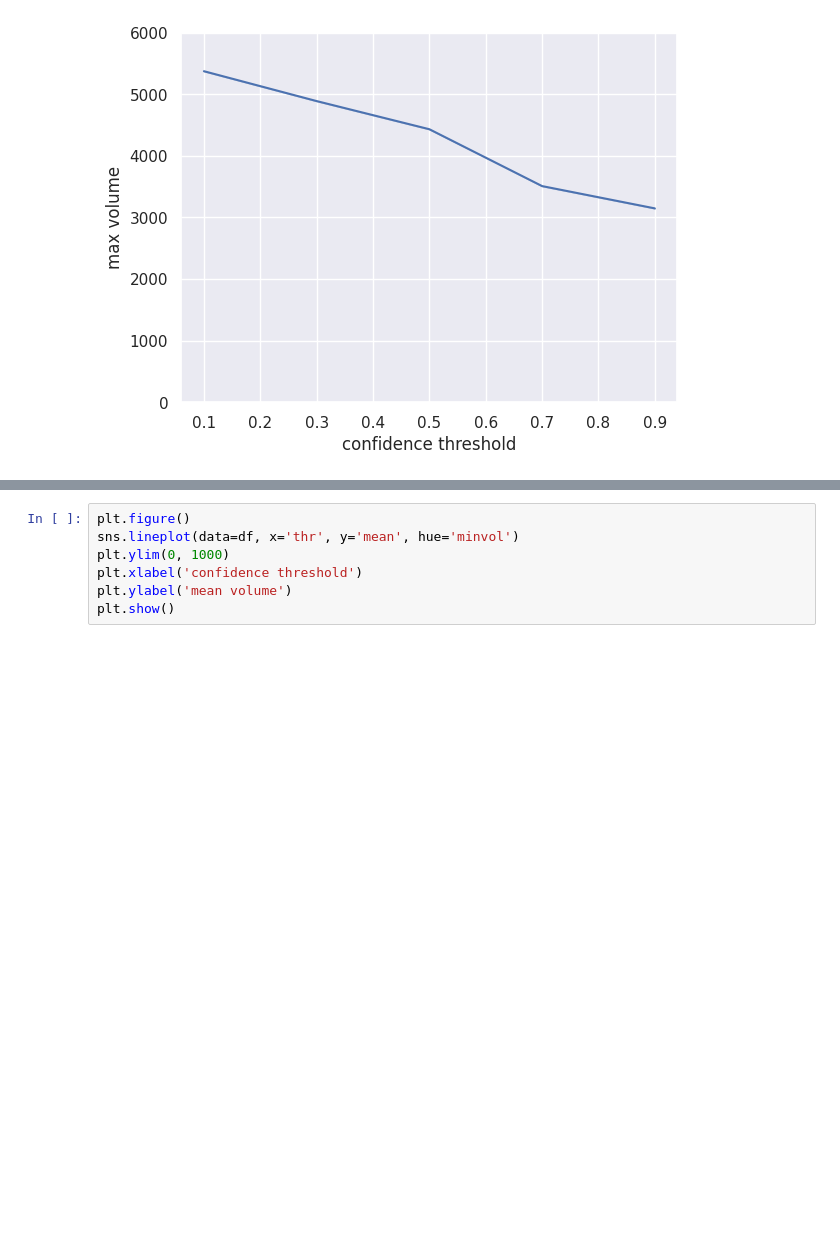
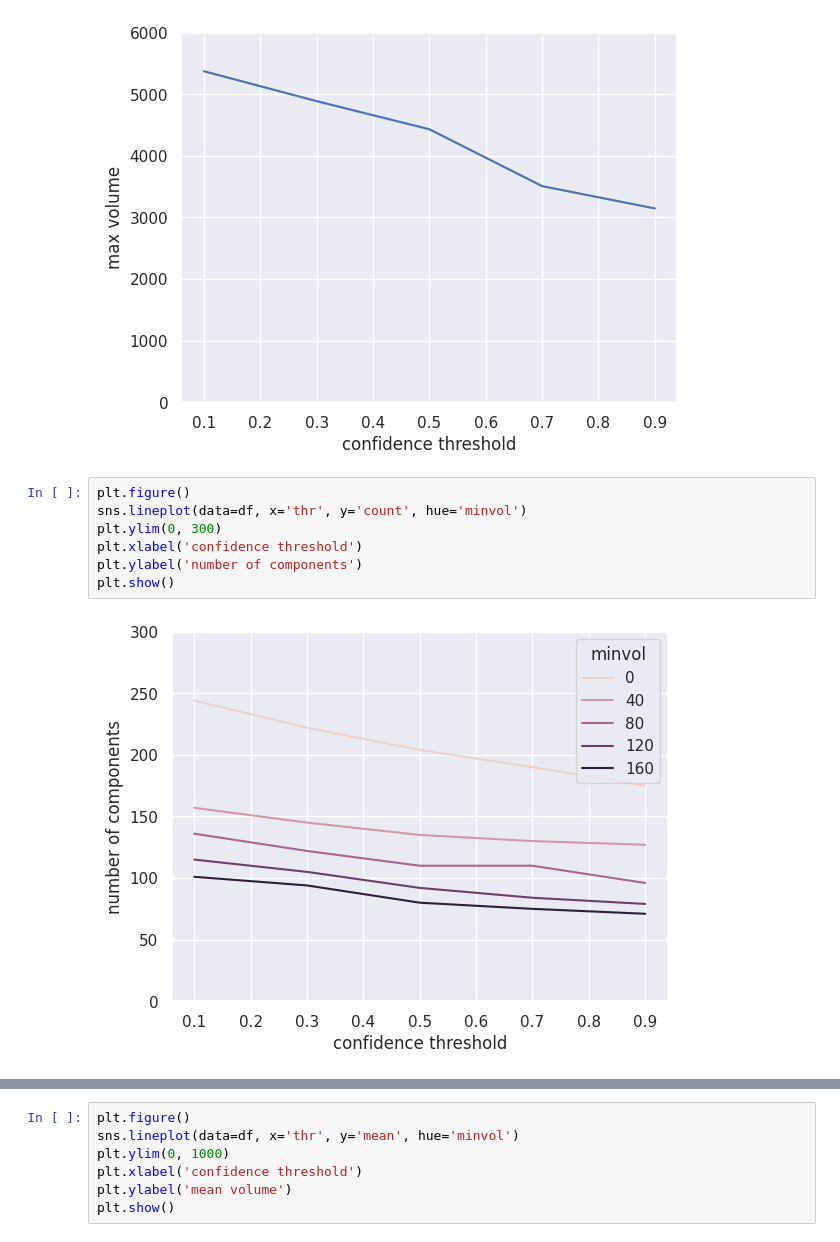
Before and after one commit to diegogcerdas/rib-fracture, a Jupyter notebook: data_analysis/postpro_anal.ipynb, the cells around one changed output, grey strips where cells are left out. Cells and saved outputs as stored; diff of their text form; blank space fills up the shorter version.

```diff
--- a/data_analysis/postpro_anal.ipynb
+++ b/data_analysis/postpro_anal.ipynb
@@ -35,3 +35,12 @@ plt.ylabel('max volume')
 plt.show()
 # %% [output]
 [figure]
+# %%
+plt.figure()
+sns.lineplot(data=df, x='thr', y='count', hue='minvol')
+plt.ylim(0, 300)
+plt.xlabel('confidence threshold')
+plt.ylabel('number of components')
+plt.show()
+# %% [output]
+[figure, added]
```
Also changed, not shown: parts of 2 cells of this notebook.
